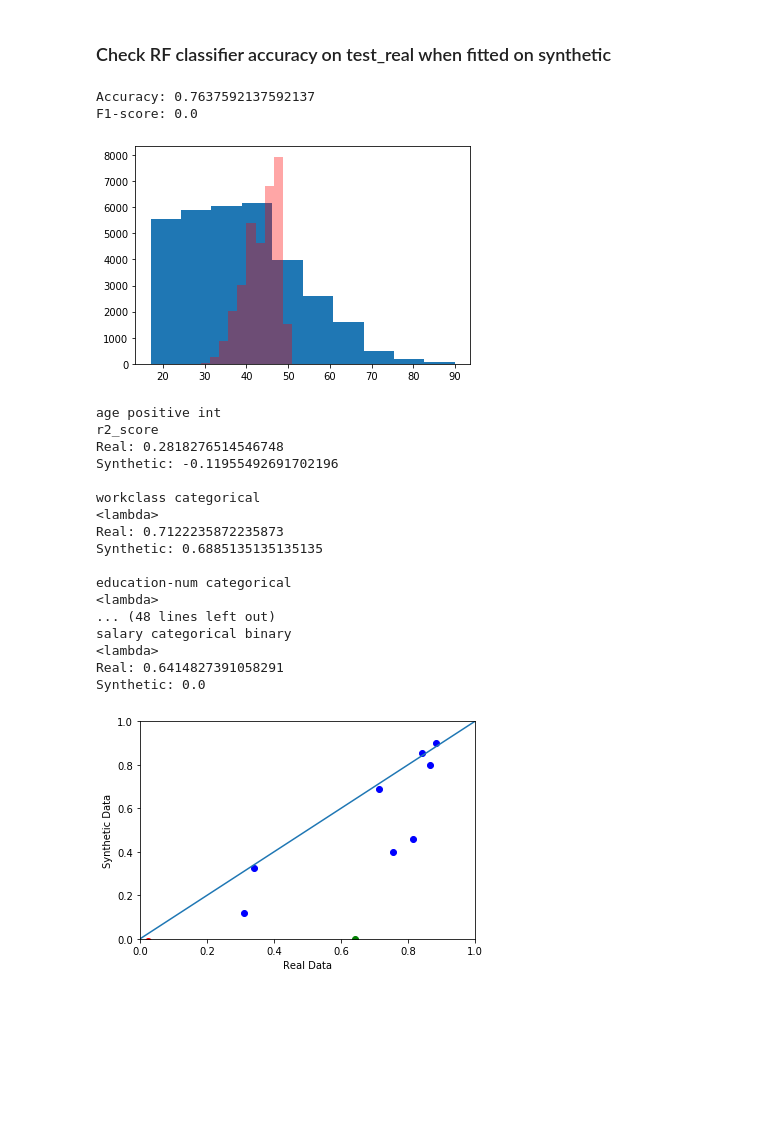
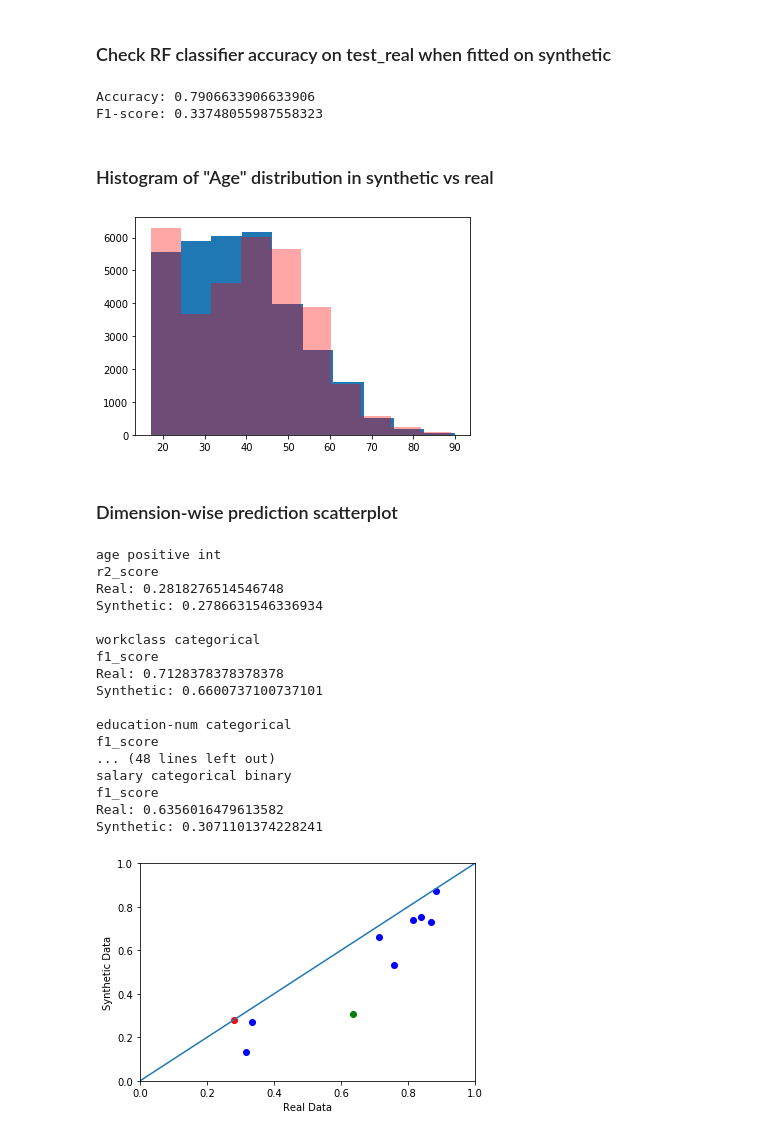
Before and after one commit to Mercuris/DPautoGAN, a Jupyter notebook: uci/uci.ipynb, the cells around one changed output. Drawn from its saved outputs; the diff is of its cells as text; code cells hidden in the pictures; blank space fills up the shorter version.

```diff
--- a/uci/uci.ipynb
+++ b/uci/uci.ipynb
@@ -187,7 +198,7 @@ ae_params = {
     'compress_dim': 15,
     'delta': 1e-5,
     'device': 'cuda',
-    'iterations': 200,  # 20000
+    'iterations': 20000,  # Set to 20000 in their code
     'lr': 0.005,
     'l2_penalty': 0.,
     'l2_norm_clip': 0.012,
@@ -330,7 +341,7 @@ gan_params = {
     'd_updates': 15,
     'delta': 1e-5,
     'device': 'cuda',
-    'iterations': 200,  # 15000
+    'iterations': 15000,  # Set to 15000 in their code
     'latent_dim': 64,
     'lr': 0.005,
     'l2_penalty': 0.,
@@ -538,8 +550,10 @@ prediction = clf.predict(X_test_encoded[:,:-1])
 print(f"Accuracy: {accuracy_score(X_test_encoded[:,-1], prediction)}")
 print(f"F1-score: {f1_score(X_test_encoded[:,-1], prediction)}")
 # %% [output]
-Accuracy: 0.7637592137592137
-F1-score: 0.0
+Accuracy: 0.7906633906633906
+F1-score: 0.33748055987558323
+# %% [markdown]
+### Histogram of "Age" distribution in synthetic vs real
 # %%
 with open('gen_eps_inf.dat', 'rb') as f:
     generator = torch.load(f)
@@ -560,7 +574,9 @@ ax.hist(train_df[column].values,)# bins=)
 ax.hist(synthetic_data[column].values, color='red', alpha=0.35,)# bins10)
 plt.show()
 # %% [output]
-[figure, old version]
+[figure, new version]
+# %% [markdown]
+### Dimension-wise prediction scatterplot
 # %%
 with open('gen_eps_inf.dat', 'rb') as f:
     generator = torch.load(f)
@@ -603,9 +619,11 @@ for column, datatype in datatypes:
     if 'binary' in datatype:
         model = lambda: RandomForestClassifier(n_estimators=10)
         score = lambda true, pred: f1_score(true, pred)
+        score.__name__ = "f1_score"
     elif 'categorical' in datatype:
         model = lambda: RandomForestClassifier(n_estimators=10)
         score = lambda true, pred: f1_score(true, pred, average='micro')
+        score.__name__ = "f1_score"
     else:
         model = lambda: Lasso()
         explained_var = lambda true, pred: explained_variance_score(true, pred)
@@ -626,39 +644,39 @@ for column, datatype in datatypes:
     elif 'categorical' in datatype:
         classification_real.append(score(y_enc_test, real_preds))
         classification_synthetic.append(score(y_enc_test, synthetic_preds))
     else:
         regression_real.append(score(y_enc_test, real_preds))
         regression_synthetic.append(score(y_enc_test, synthetic_preds))
 
     print(score.__name__)
     print('Real: {}'.format(score(y_enc_test, real_preds)))
     print('Synthetic: {}'.format(score(y_enc_test, synthetic_preds)))
     print('')
 
 plt.scatter(classification_real, classification_synthetic, c='blue')
 plt.scatter(regression_real, regression_synthetic, c='red')
 plt.scatter(target_real, target_synthetic, c='green')
 plt.xlabel('Real Data')
 plt.ylabel('Synthetic Data')
 plt.axis((0., 1., 0., 1.))
 plt.plot((0, 1), (0, 1))
 plt.show()
 # %% [output]
 age positive int
 r2_score
 Real: 0.2818276514546748
-Synthetic: -0.11955492691702196
+Synthetic: 0.2786631546336934
 
 workclass categorical
-<lambda>
-Real: 0.7122235872235873
-Synthetic: 0.6885135135135135
+f1_score
+Real: 0.7128378378378378
+Synthetic: 0.6600737100737101
 
 education-num categorical
-<lambda>
+f1_score
 ... (48 lines left out)
 salary categorical binary
-<lambda>
-Real: 0.6414827391058291
-Synthetic: 0.0
+f1_score
+Real: 0.6356016479613582
+Synthetic: 0.3071101374228241
-[figure, old version]
+[figure, new version]
```
Also changed, not shown: parts of 10 cells of this notebook.
